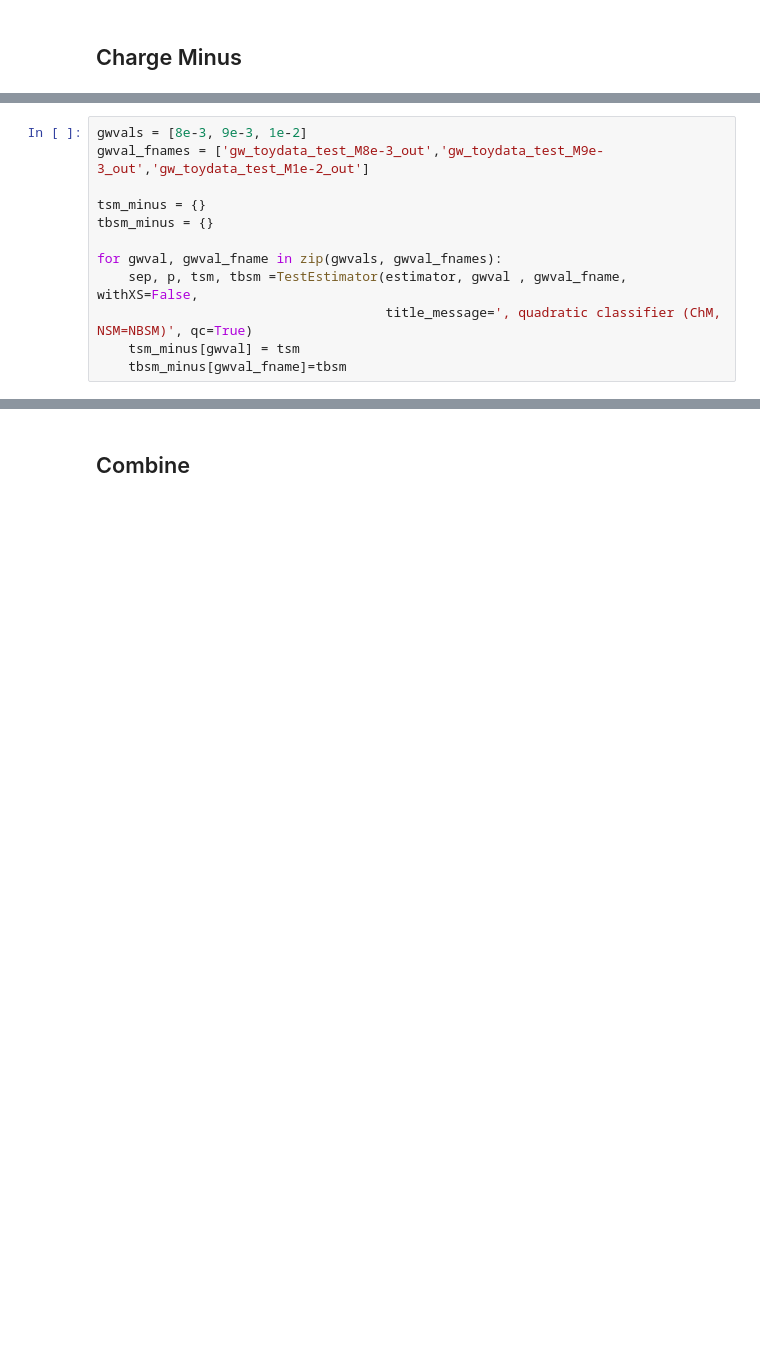
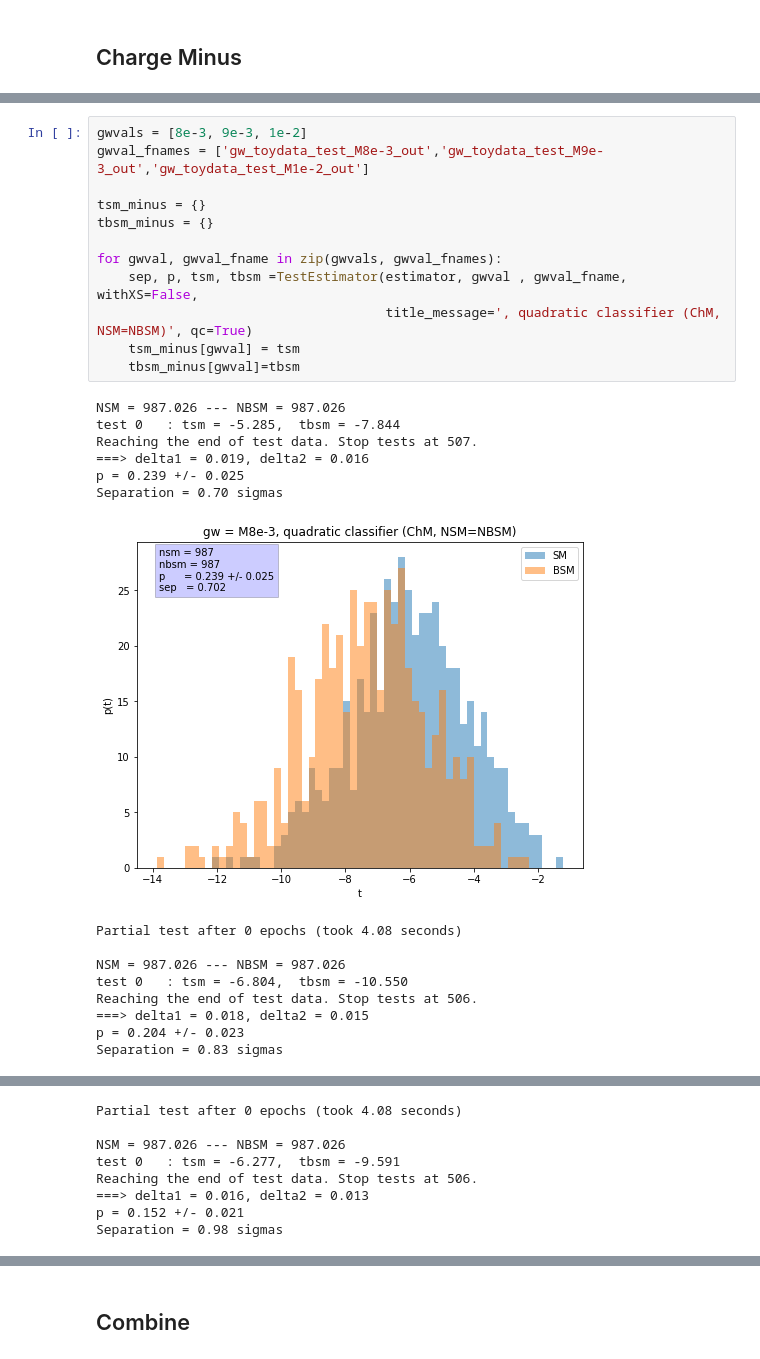
Before and after one commit to johannbrehmer/madminer, a Jupyter notebook: examples/tutorial_particle_physics/TestEstimator-Light-GW.ipynb, the cells around one changed output, grey strips where cells are left out. Drawn from its saved outputs; the diff is of its cells as text; blank space fills up the shorter version.

```diff
--- a/examples/tutorial_particle_physics/TestEstimator-Light-GW.ipynb
+++ b/examples/tutorial_particle_physics/TestEstimator-Light-GW.ipynb
@@ -373,12 +462,28 @@ estimator.Load_CPU('ChMgw_355', os.getcwd()+'/models/')
 # %%
 gwvals = [8e-3, 9e-3, 1e-2]
 gwval_fnames = ['gw_toydata_test_M8e-3_out','gw_toydata_test_M9e-3_out','gw_toydata_test_M1e-2_out']
 
 tsm_minus = {}
 tbsm_minus = {}
 
 for gwval, gwval_fname in zip(gwvals, gwval_fnames):
     sep, p, tsm, tbsm =TestEstimator(estimator, gwval , gwval_fname, withXS=False,
                                      title_message=', quadratic classifier (ChM, NSM=NBSM)', qc=True)
     tsm_minus[gwval] = tsm
-    tbsm_minus[gwval_fname]=tbsm
+    tbsm_minus[gwval]=tbsm
+# %% [output]
+NSM = 987.026 --- NBSM = 987.026
+test 0   : tsm = -5.285,  tbsm = -7.844
+Reaching the end of test data. Stop tests at 507.
+===> delta1 = 0.019, delta2 = 0.016
+p = 0.239 +/- 0.025
+Separation = 0.70 sigmas
+[figure, added]
+Partial test after 0 epochs (took 4.08 seconds)
+
+NSM = 987.026 --- NBSM = 987.026
+test 0   : tsm = -6.804,  tbsm = -10.550
+Reaching the end of test data. Stop tests at 506.
+===> delta1 = 0.018, delta2 = 0.015
+p = 0.204 +/- 0.023
+Separation = 0.83 sigmas
@@ -384,0 +491,8 @@ for gwval, gwval_fname in zip(gwvals, gwval_fnames):
+Partial test after 0 epochs (took 4.08 seconds)
+
+NSM = 987.026 --- NBSM = 987.026
+test 0   : tsm = -6.277,  tbsm = -9.591
+Reaching the end of test data. Stop tests at 506.
+===> delta1 = 0.016, delta2 = 0.013
+p = 0.152 +/- 0.021
+Separation = 0.98 sigmas
```
Also changed, not shown: parts of 11 cells of this notebook, 1 other file.
